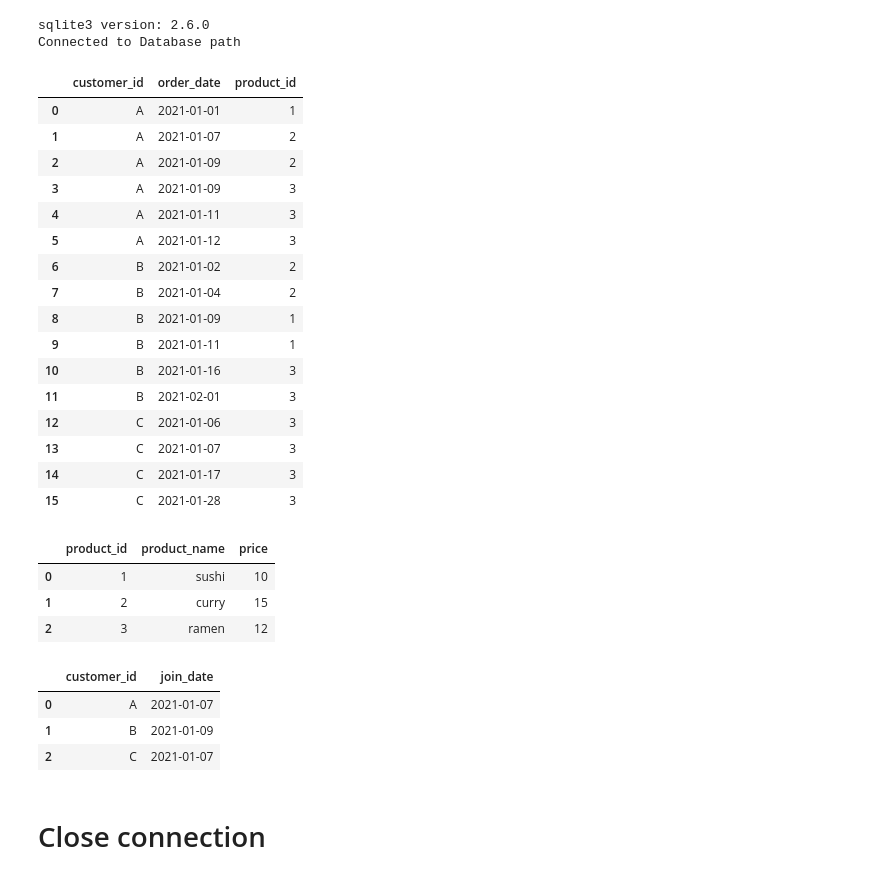
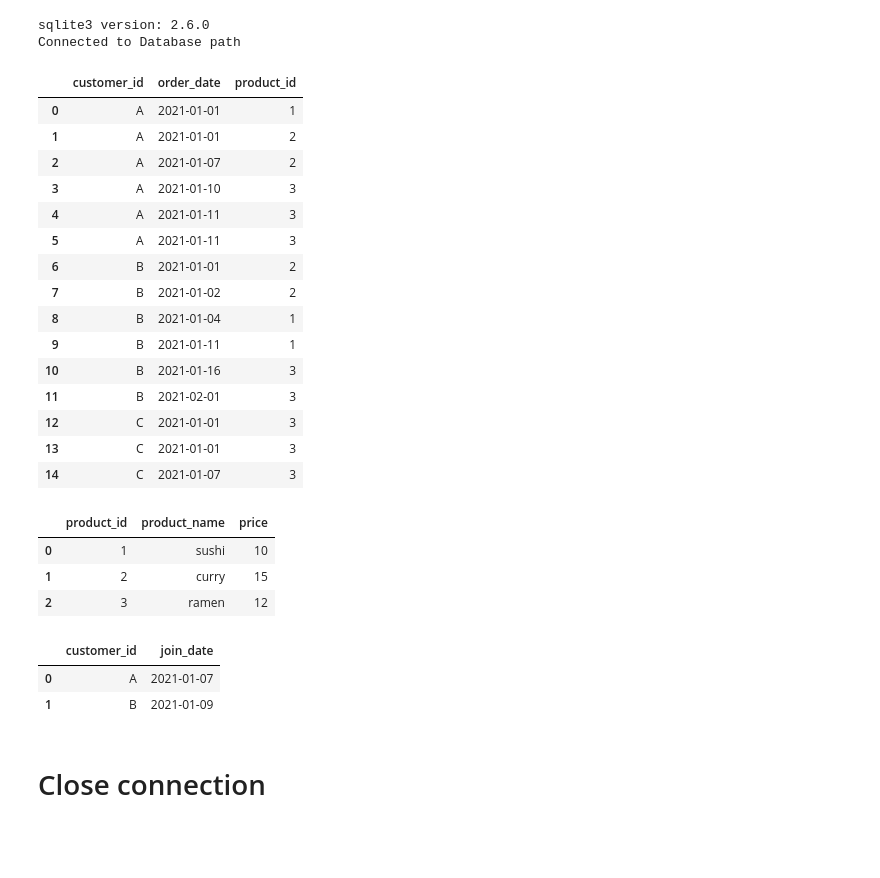
Before and after one commit to sdman135/DataBase-building-and-SQL-query-practice, a Jupyter notebook: Sqlite3-Exercise 2.ipynb, the cells around one changed output. Drawn from its saved outputs; the diff is of its cells as text; code cells hidden in the pictures; blank space fills up the shorter version.

```diff
--- a/Sqlite3-Exercise 2.ipynb
+++ b/Sqlite3-Exercise 2.ipynb
@@ -139,43 +139,42 @@ conn = establish_connection(db_path)
 sqlite3 version: 2.6.0
 Connected to Database path
 # %%
-sales_values =     [('A', '2021-01-01', 1),
-                    ('A', '2021-01-07', 2),
-                    ('A', '2021-01-09', 2),
-                    ('A', '2021-01-09', 3),
-                    ('A', '2021-01-11', 3),
-                    ('A', '2021-01-12', 3),
-                    ('B', '2021-01-02', 2),
-                    ('B', '2021-01-04', 2),
-                    ('B', '2021-01-09', 1),
-                    ('B', '2021-01-11', 1),
-                    ('B', '2021-01-16', 3),
-                    ('B', '2021-02-01', 3),
-                    ('C', '2021-01-06', 3),
-                    ('C', '2021-01-07', 3),
-                    ('C', '2021-01-17', 3),
-                    ('C', '2021-01-28', 3)]
+sales_values =     [('A', '2021-01-01', '1'),
+                    ('A', '2021-01-01', '2'),
+                    ('A', '2021-01-07', '2'),
+                    ('A', '2021-01-10', '3'),
+                    ('A', '2021-01-11', '3'),
+                    ('A', '2021-01-11', '3'),
+                    ('B', '2021-01-01', '2'),
+                    ('B', '2021-01-02', '2'),
+                    ('B', '2021-01-04', '1'),
+                    ('B', '2021-01-11', '1'),
+                    ('B', '2021-01-16', '3'),
+                    ('B', '2021-02-01', '3'),
+                    ('C', '2021-01-01', '3'),
+                    ('C', '2021-01-01', '3'),
+                    ('C', '2021-01-07', '3')
+                   ]
 sales_table = pd.DataFrame(data=sales_values,columns=["customer_id", "order_date", "product_id"])
 display(sales_table)
 sales_table.to_sql('sales',sqlite3.connect(db_path), if_exists='replace')
 # %% [output]
 |  | customer_id | order_date | product_id |
 | 0 | A | 2021-01-01 | 1 |
-| 1 | A | 2021-01-07 | 2 |
-| 2 | A | 2021-01-09 | 2 |
-| 3 | A | 2021-01-09 | 3 |
+| 1 | A | 2021-01-01 | 2 |
+| 2 | A | 2021-01-07 | 2 |
+| 3 | A | 2021-01-10 | 3 |
 | 4 | A | 2021-01-11 | 3 |
-| 5 | A | 2021-01-12 | 3 |
-| 6 | B | 2021-01-02 | 2 |
-| 7 | B | 2021-01-04 | 2 |
-| 8 | B | 2021-01-09 | 1 |
+| 5 | A | 2021-01-11 | 3 |
+| 6 | B | 2021-01-01 | 2 |
+| 7 | B | 2021-01-02 | 2 |
+| 8 | B | 2021-01-04 | 1 |
 | 9 | B | 2021-01-11 | 1 |
 | 10 | B | 2021-01-16 | 3 |
 | 11 | B | 2021-02-01 | 3 |
-| 12 | C | 2021-01-06 | 3 |
-| 13 | C | 2021-01-07 | 3 |
-| 14 | C | 2021-01-17 | 3 |
-| 15 | C | 2021-01-28 | 3 |
+| 12 | C | 2021-01-01 | 3 |
+| 13 | C | 2021-01-01 | 3 |
+| 14 | C | 2021-01-07 | 3 |
 # %%
 # # functions for inserting new data into tables in database
 
@@ -269,7 +268,8 @@ menu_table.to_sql('menu',sqlite3.connect(db_path), if_exists='replace')
 # %%
 members_values = [('A', '2021-01-07'),
                   ('B', '2021-01-09'),
-                  ('C', '2021-01-07')]
+#                   ('C', '2021-01-07')
+                 ]
 
 members_table = pd.DataFrame(data=members_values,columns=["customer_id", "join_date"])
 display(members_table)
@@ -278,7 +278,6 @@ members_table.to_sql('members',sqlite3.connect(db_path), if_exists='replace')
 |  | customer_id | join_date |
 | 0 | A | 2021-01-07 |
 | 1 | B | 2021-01-09 |
-| 2 | C | 2021-01-07 |
 # %%
 # def insert_into_members_tables(conn,member_values):
 #     sql_insert_statement_members = """
```
Also changed, not shown: parts of 12 cells of this notebook.
